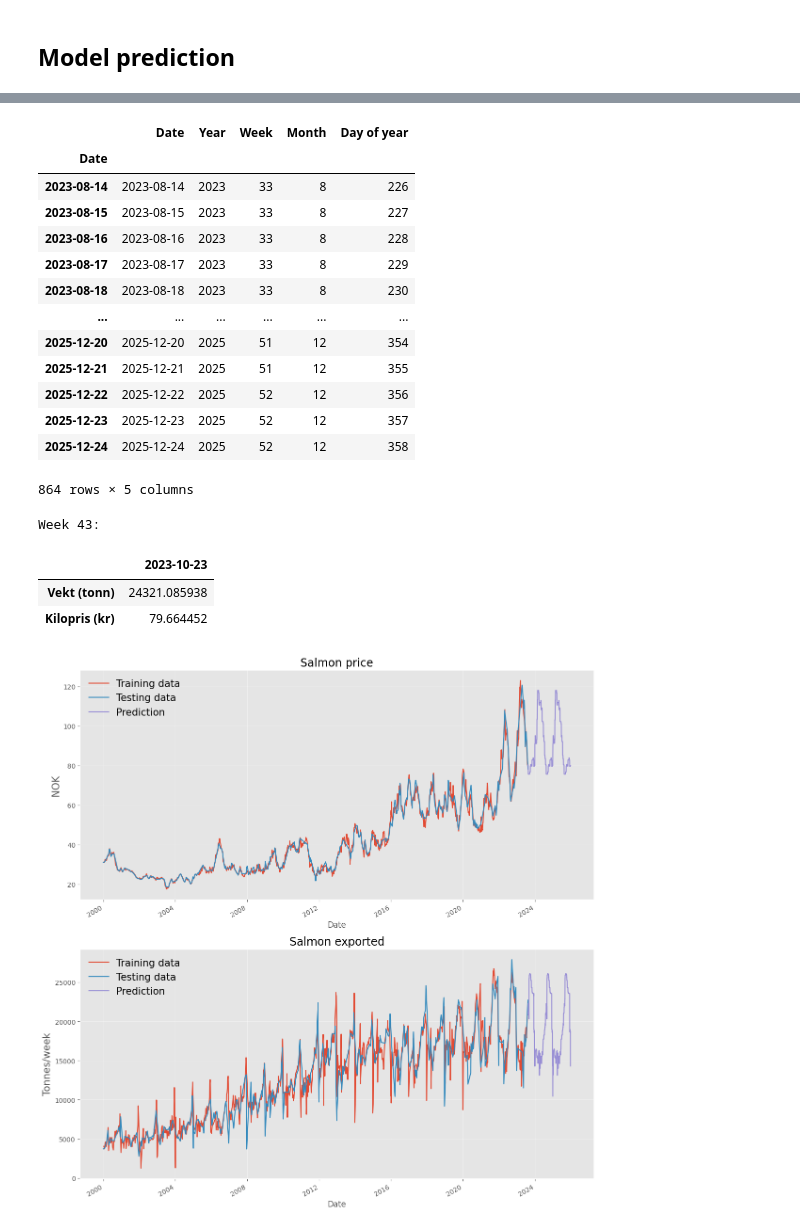
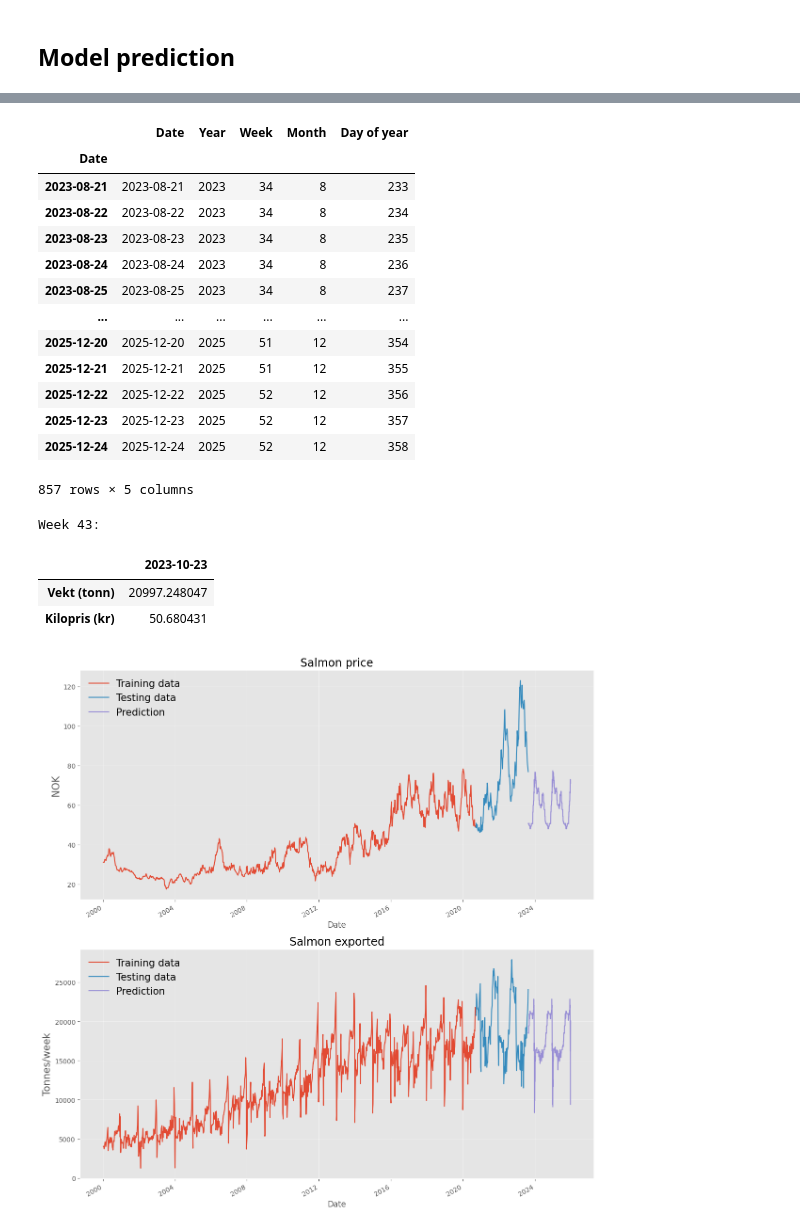
Before and after one commit to jonedamas/data_science_projects, a Jupyter notebook: projects/salmon_price_prediction/pred_xgb.ipynb, the cells around one changed output, grey strips where cells are left out. Saved outputs shown, nothing was run; the diff lists cells and outputs as text; code cells hidden in the pictures.

```diff
--- a/projects/salmon_price_prediction/pred_xgb.ipynb
+++ b/projects/salmon_price_prediction/pred_xgb.ipynb
@@ -20,6 +22,9 @@ date_series = pd.to_datetime(data['uke'].str[:4] + data['uke'].str[-2:] + '1', f
 data.set_index(date_series, inplace=True)
 data.drop(['uke'], axis=1, inplace=True)
 
+add_lags(data)
+
+data['log_returns'] = np.log(data['Vekt (tonn)']/data['Vekt (tonn)'].shift())
 display(data)
 
 fig, (ax1, ax2) = plt.subplots(2, figsize=(10, 7))
@@ -52,13 +54,0 @@ fig.tight_layout()
-# %%
-# Add lag faetures
-def add_lags(df):
-    df['Year'] = df.index.year
-    df['Week'] = df.index.isocalendar().week.astype(int)
-    df['Month'] = df.index.month
-    df['Day of year'] = df.index.dayofyear
-
-add_lags(data)
-
-display(data)
-
-sns.boxplot(data=data, x='Week', y='Vekt (tonn)')
@@ -131,0 +85,27 @@ XGBRegressor(base_score=None, booster=None, callbacks=None,
+# %%
+
+tscv = TimeSeriesSplit(n_splits=7)
+
+features = ['Year', 'Week', 'Month', 'Day of year']
+targets = ['Vekt (tonn)', 'Kilopris (kr)']
+
+reg_model = xgb.XGBRegressor(n_estimators=10000, early_stopping_rounds=1000)
+
+# Iterate over the time series splits
+for train_index, test_index in tscv.split(data):
+    X_train, X_test = data[features].iloc[train_index], data[features].iloc[test_index]
+    y_train, y_test = data[targets].iloc[train_index], data[targets].iloc[test_index]
+
+    # Fit the XGBoost model
+    reg_model.fit(
+    X_train, y_train,
+    eval_set=[(X_train, y_train), (X_test, y_test)],
+    verbose=False
+    )
+
+    # Make predictions
+    y_pred = reg_model.predict(X_test)
+
+    # Calculate mean squared error
+    mse = mean_squared_error(y_test, y_pred)
+    print(f"Mean Squared Error: {mse:.4f}")
@@ -137,7 +125,7 @@ display(fi)
 
 future_dates = pd.DataFrame(
     pd.date_range(
-        start=x_test.sort_values(by='uke').index[-1],
+        start=data.index[-1],
         end='2025-12-24'
     ), columns=['Date']
 )
@@ -179,19 +167,19 @@ display(pd.DataFrame(predictions.loc['2023-10-23']))
 |  | Date | Year | Week | Month | Day of year |
 | Date |  |  |  |  |  |
-| 2023-08-14 | 2023-08-14 | 2023 | 33 | 8 | 226 |
-| 2023-08-15 | 2023-08-15 | 2023 | 33 | 8 | 227 |
-| 2023-08-16 | 2023-08-16 | 2023 | 33 | 8 | 228 |
-| 2023-08-17 | 2023-08-17 | 2023 | 33 | 8 | 229 |
-| 2023-08-18 | 2023-08-18 | 2023 | 33 | 8 | 230 |
+| 2023-08-21 | 2023-08-21 | 2023 | 34 | 8 | 233 |
+| 2023-08-22 | 2023-08-22 | 2023 | 34 | 8 | 234 |
+| 2023-08-23 | 2023-08-23 | 2023 | 34 | 8 | 235 |
+| 2023-08-24 | 2023-08-24 | 2023 | 34 | 8 | 236 |
+| 2023-08-25 | 2023-08-25 | 2023 | 34 | 8 | 237 |
 | ... | ... | ... | ... | ... | ... |
 | 2025-12-20 | 2025-12-20 | 2025 | 51 | 12 | 354 |
 | 2025-12-21 | 2025-12-21 | 2025 | 51 | 12 | 355 |
 | 2025-12-22 | 2025-12-22 | 2025 | 52 | 12 | 356 |
 | 2025-12-23 | 2025-12-23 | 2025 | 52 | 12 | 357 |
 | 2025-12-24 | 2025-12-24 | 2025 | 52 | 12 | 358 |
-864 rows × 5 columns
+857 rows × 5 columns
 Week 43:
 |  | 2023-10-23 |
-| Vekt (tonn) | 24321.085938 |
-| Kilopris (kr) | 79.664452 |
+| Vekt (tonn) | 20997.248047 |
+| Kilopris (kr) | 50.680431 |
-[figure, old version]
+[figure, new version]
```
Also changed, not shown: parts of 9 cells of this notebook, 4 other files.
